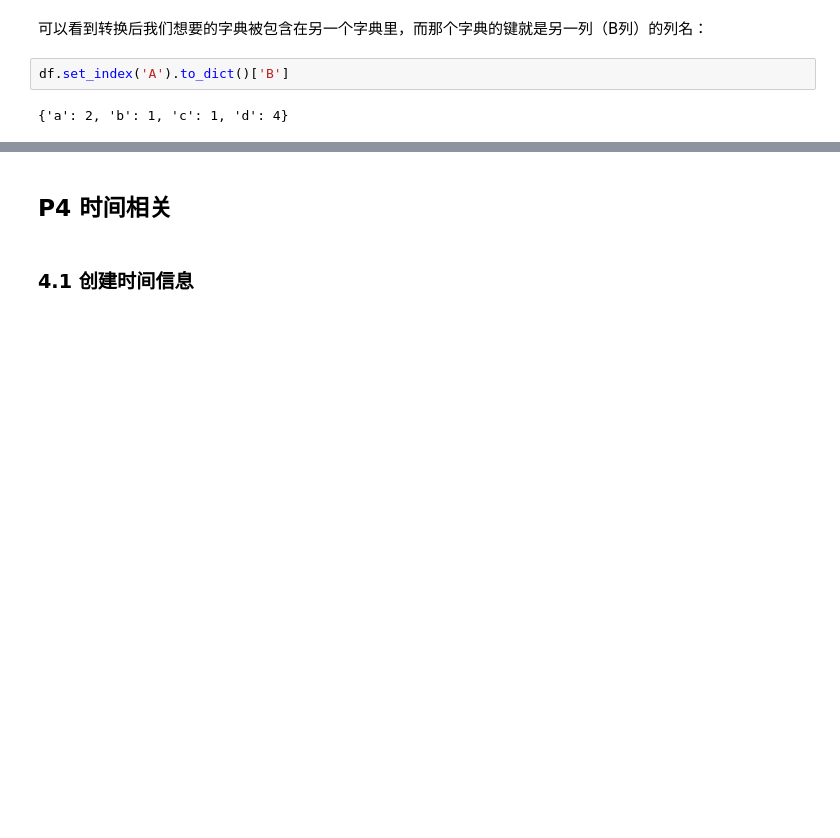
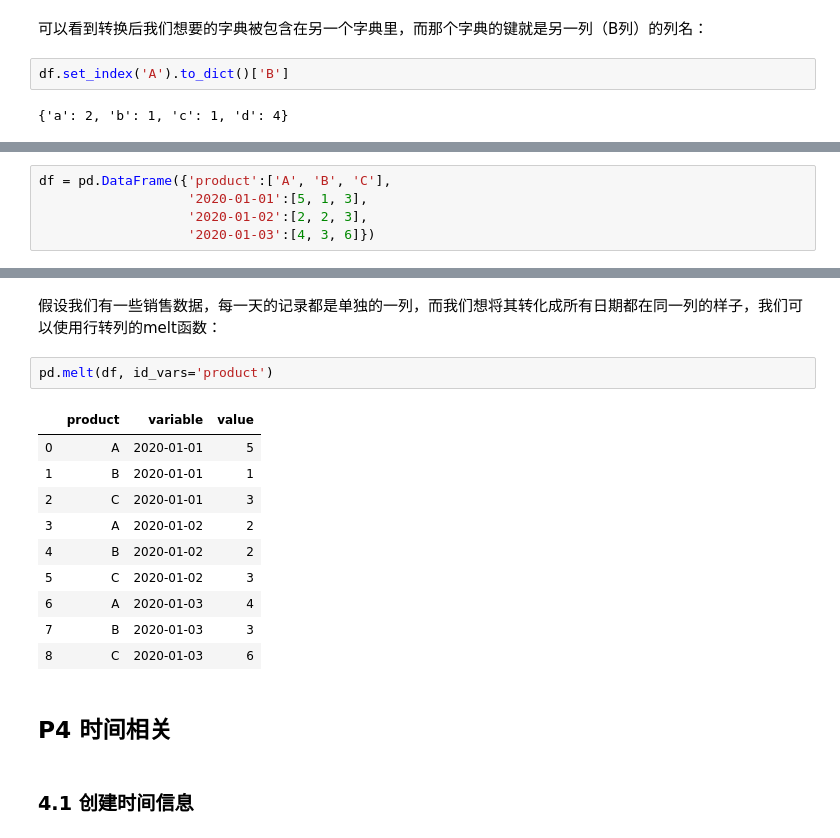
Before and after one commit to SilenceGTX/pandas_tricks, a Jupyter notebook: pandas_tricks.ipynb, the cells around one changed output, grey strips where cells are left out. Drawn from its saved outputs; the diff is of its cells as text; blank space fills up the shorter version.

```diff
--- a/pandas_tricks.ipynb
+++ b/pandas_tricks.ipynb
@@ -894,0 +1120,5 @@ df.set_index('A').to_dict()['B']
+# %%
+df = pd.DataFrame({'product':['A', 'B', 'C'],
+                   '2020-01-01':[5, 1, 3],
+                   '2020-01-02':[2, 2, 3],
+                   '2020-01-03':[4, 3, 6]})
@@ -895,3 +1132,18 @@ df.set_index('A').to_dict()['B']
+# %% [markdown]
+假设我们有一些销售数据，每一天的记录都是单独的一列，而我们想将其转化成所有日期都在同一列的样子，我们可以使用行转列的melt函数：
+# %%
+pd.melt(df, id_vars='product')
+# %% [output]
+|  | product | variable | value |
+| 0 | A | 2020-01-01 | 5 |
+| 1 | B | 2020-01-01 | 1 |
+| 2 | C | 2020-01-01 | 3 |
+| 3 | A | 2020-01-02 | 2 |
+| 4 | B | 2020-01-02 | 2 |
+| 5 | C | 2020-01-02 | 3 |
+| 6 | A | 2020-01-03 | 4 |
+| 7 | B | 2020-01-03 | 3 |
+| 8 | C | 2020-01-03 | 6 |
 # %% [markdown]
 ## P4 时间相关
 # %% [markdown]
```
Also changed, not shown: parts of 46 cells of this notebook.
